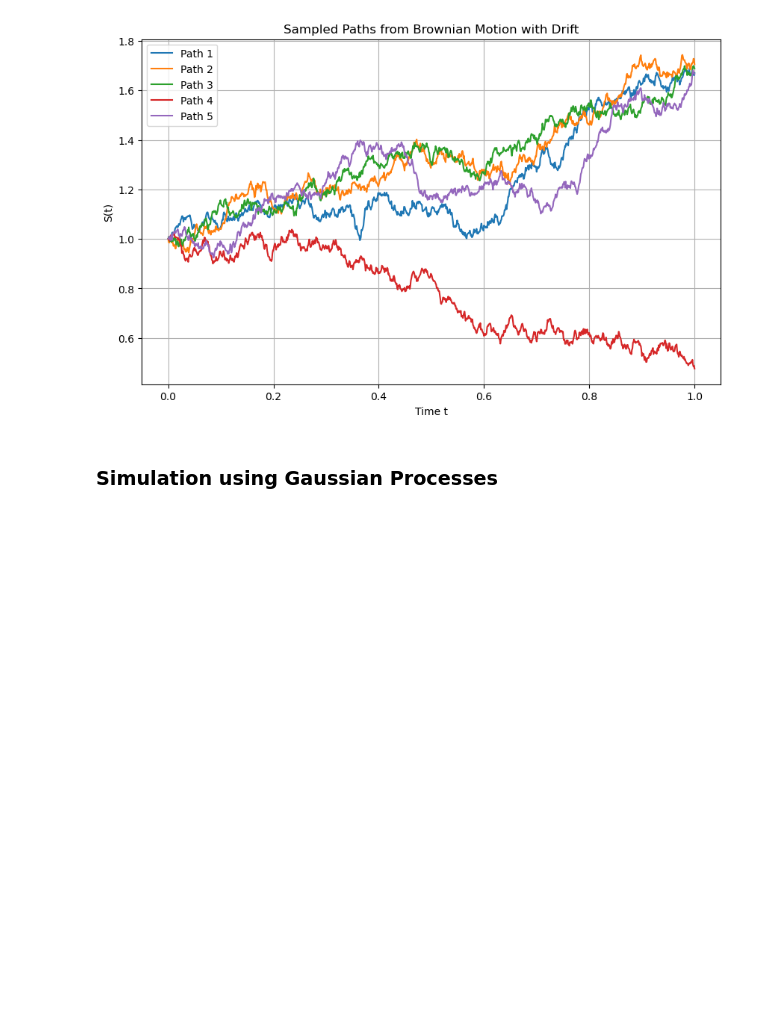
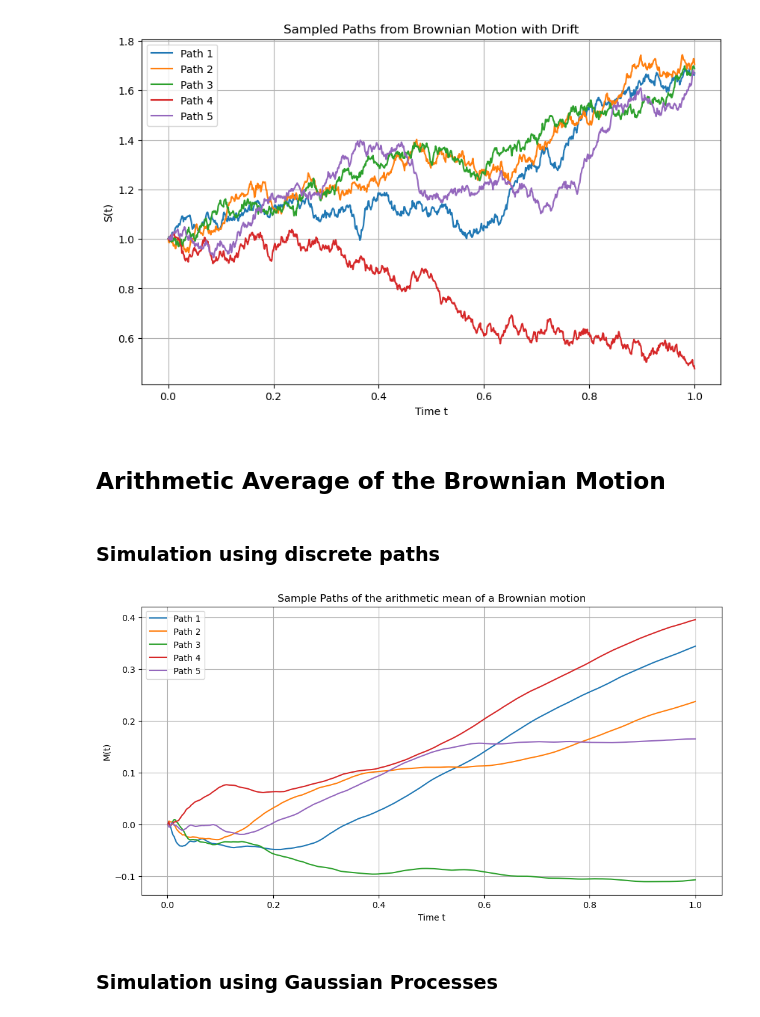
Before and after one commit to xaviweise/aaat, a Jupyter notebook: notebooks/stochastic_calculus.ipynb, the cells around one changed output. Drawn from its saved outputs; the diff is of its cells as text; code cells hidden in the pictures; blank space fills up the shorter version.

Commit message:
finished adding simulations to sdes

```diff
--- a/notebooks/stochastic_calculus.ipynb
+++ b/notebooks/stochastic_calculus.ipynb
@@ -197,7 +197,7 @@ import numpy as np
 import matplotlib.pyplot as plt
 
 # Parameters for Brownian motion with drift
-S0 = 1.0    # Initial value
+S0 = 0.0    # Initial value
 mu = 0.5    # Drift coefficient
 sigma = 0.3  # Volatility
 T = 1.0    # Total time
@@ -280,5 +280,61 @@ plt.legend()
 plt.show()
 # %% [output]
 [figure]
+# %% [markdown]
+## Arithmetic Average of the Brownian Motion
+# %% [markdown]
+### Simulation using discrete paths
+# %%
+import matplotlib.pyplot as plt
+import numpy as np
+
+# Set the parameters for Brownian motion with drift and volatility
+T = 1.0    # total time
+n = 1000   # number of steps
+dt = T / n  # time increment
+t = np.linspace(dt, T, n)  # time points starting from dt to avoid division by zero
+
+# Brownian motion parameters
+S0 = 0.0   # initial value of S_u
+mu = 0.5   # drift coefficient
+sigma = 0.3  # volatility
+
+# Number of paths to simulate
+num_paths = 5
+
+# Initialize array to store M_t for each path
+M_t_paths = np.zeros((n, num_paths))
+
+# Set up the plot
+plt.figure(figsize=(12, 6))
+
+# Simulate multiple paths
+for path in range(num_paths):
+    # Initialize S_u for each path
+    S = np.zeros(n + 1)  # n+1 because we include S0
+    S[0] = S0
+    # Simulate S_u using Euler-Maruyama method
+    for i in range(n):
+        dW = np.sqrt(dt) * np.random.randn()  # Brownian increment
+        S[i + 1] = S[i] + mu * dt + sigma * dW
+    # Compute cumulative sum to approximate the integral
+    cumulative_S = np.cumsum(S[:-1]) * dt  # Exclude the last S[n+1]
+    # Compute M_t at each time point
+    M_t = cumulative_S / t
+    M_t_paths[:, path] = M_t
+    # Plot the path
+    plt.plot(t, M_t, label=f'Path {path + 1}')
+
+# Customize the plot
+plt.title('Sample Paths of the arithmetic mean of a Brownian motion')
+plt.xlabel('Time t')
+plt.ylabel('M(t)')
+plt.grid(True)
+plt.legend()
+
+# Show the plot
+plt.show()
+# %% [output]
+[figure, added]
 # %% [markdown]
 ### Simulation using Gaussian Processes
```
Also changed, not shown: parts of 1 cell of this notebook, 28 other files.
